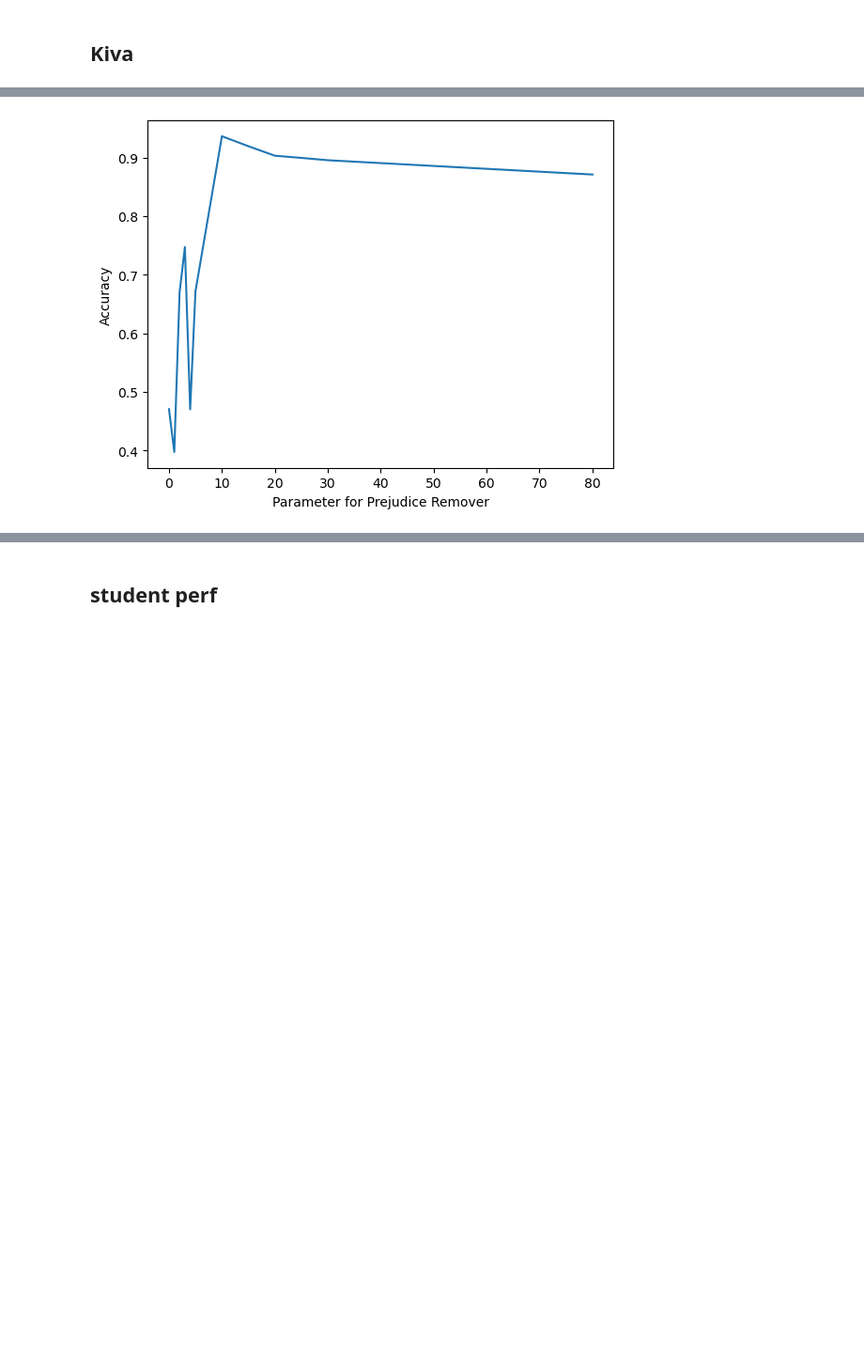
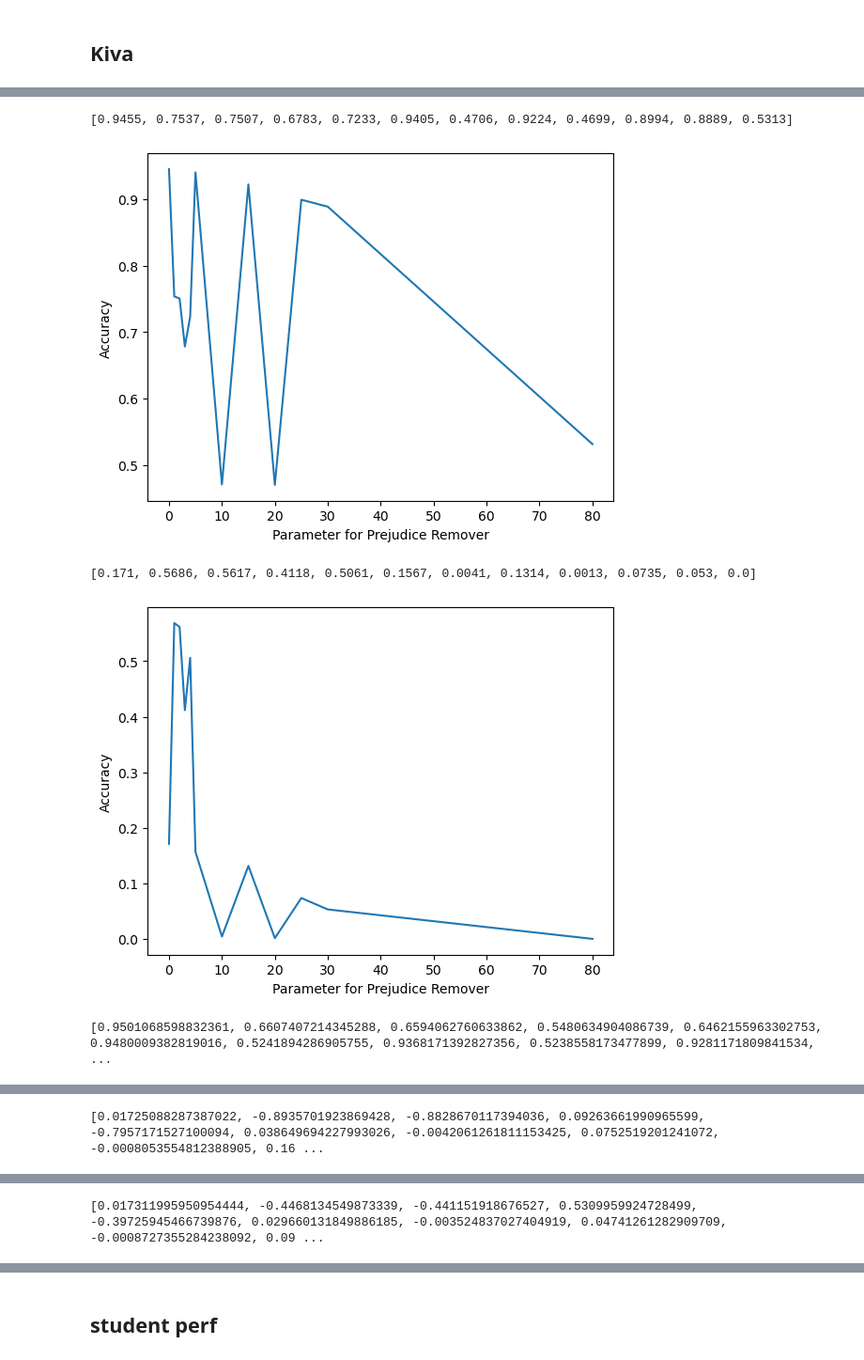
Before and after one commit to jojimmy1/BiasMitigation, a Jupyter notebook: In_processing_draft.ipynb, the cells around one changed output, grey strips where cells are left out. Shown: that part at 94% size. Cells and saved outputs as stored; diff of their text form; code cells hidden in the pictures; blank space fills up the shorter version.

Commit message:
added comparison graph code

```diff
--- a/In_processing_draft.ipynb
+++ b/In_processing_draft.ipynb
@@ -21,7 +21,7 @@ def split_data(X, y):
     if y.shape[0] == 2:
         return train_test_split(X, y, test_size=0.50, random_state=42)
     else :
-        return train_test_split(X, y, test_size=0.30, random_state=42)
+        return train_test_split(X, y, test_size=0.20, random_state=42)
 def threshold(df, col):
     med = df[col].median()
     df[col] = df[col].apply(lambda x: '1' if int(x) > med else '0') #if high loan amount label is 1
@@ -320,9 +361,10 @@ class PRLR():  # Class definition for a linear model focused on parity regulariz
 
         # Calculate accuracy and Calder-Verwer discrimination score.
         accu = accuracy(model_f, model_m, X_train_female, y_train_female, X_train_male, y_train_male)  # Get accuracy.
+        acc, deo, dao, f_deo, f_dao = metrics(model_f, model_m, X_train_female, X_train_male, y_train_female, y_train_male)
         cvs = CVS(model_f, model_m, X_train_female, X_train_male)  # Get Calder-Verwer score.
 
-        return accu, cvs  # Return accuracy and Calder-Verwer score.
+        return accu, cvs , acc, deo, dao, f_deo, f_dao # Return accuracy and Calder-Verwer score.
 # %% [markdown]
 ## 5.change eta and observe the change of accuracy and CV-score
 # %%
@@ -416,5 +462,5 @@ student_perf_label
 ## Kiva
 # %%
 eta_value = [0.0,1.0,2.0,3.0,4.0,5.0,10.0,15.0,20.0,25.0,30.0,80.0]
-PR = PRLR(eta = 0.0, epochs = 3000, lr = 0.01, flag=0)
-accv = t.tensor(PR.fit(X_train_female_kiva,y_train_female_kiva,X_train_male_kiva,y_train_male_kiva)).reshape(2,1)
+PR = PRLR(eta = 2.0, epochs = 3000, lr = 0.01, flag=0)
+accv = t.tensor(PR.fit(X_train_female_kiva,y_train_female_kiva,X_train_male_kiva,y_train_male_kiva)).reshape(7,1)
@@ -421,9 +477,19 @@ accv = t.tensor(PR.fit(X_train_female_kiva,y_train_female_kiva,X_train_male_kiva
 # %%
 eta_accu = []
 eta_cvs = []
+eta_acc = []
+eta_deo = []
+eta_dao = []
+eta_fdeo = []
+eta_fdao = []
 eta_value = [0.0,1.0,2.0,3.0,4.0,5.0,10.0,15.0,20.0,25.0,30.0,80.0]
 for e in range(0,len(eta_value)):
   PR = PRLR(eta = eta_value[e], epochs = 3000, lr = 0.01, flag = 0)
-  accv2 = t.tensor(PR.fit(X_train_female_kiva,y_train_female_kiva,X_train_male_kiva,y_train_male_kiva)).reshape(2,1)
+  accv2 = t.tensor(PR.fit(X_train_female_kiva,y_train_female_kiva,X_train_male_kiva,y_train_male_kiva)).reshape(7,1)
   eta_accu.append(accv2[0].item())
   eta_cvs.append(accv2[1].item())
+  eta_acc.append(accv2[2].item())
+  eta_deo.append(accv2[3].item())
+  eta_dao.append(accv2[4].item())
+  eta_fdeo.append(accv2[5].item())
+  eta_fdao.append(accv2[6].item())
@@ -462,7 +526,21 @@ eta_cvs
 # %%
-plt.plot(eta_value,eta_accu)
-plt.xlabel('Parameter for Prejudice Remover')
-plt.ylabel('Accuracy')
-plt.show()
+y_val = [eta_accu,
+eta_cvs,
+eta_acc,
+eta_deo,
+eta_dao,
+eta_fdeo,
+eta_fdao]
+
+for y in y_val:
+    print(y)
+    plt.plot(eta_value,y)
+    plt.xlabel('Parameter for Prejudice Remover')
+    plt.ylabel(y)
+    plt.show()
 # %% [output]
+[0.9455, 0.7537, 0.7507, 0.6783, 0.7233, 0.9405, 0.4706, 0.9224, 0.4699, 0.8994, 0.8889, 0.5313]
-[figure, old version]
+[figure, new version]
+[0.171, 0.5686, 0.5617, 0.4118, 0.5061, 0.1567, 0.0041, 0.1314, 0.0013, 0.0735, 0.053, 0.0]
+[figure, added]
+[0.9501068598832361, 0.6607407214345288, 0.6594062760633862, 0.5480634904086739, 0.6462155963302753, 0.9480009382819016, 0.5241894286905755, 0.9368171392827356, 0.5238558173477899, 0.9281171809841534, ...
@@ -468,0 +548 @@ plt.show()
+[0.01725088287387022, -0.8935701923869428, -0.8828670117394036, 0.09263661990965599, -0.7957171527100094, 0.038649694227993026, -0.0042061261811153425, 0.0752519201241072, -0.0008053554812388905, 0.16 ...
@@ -468,0 +550 @@ plt.show()
+[0.017311995950954444, -0.4468134549873339, -0.441151918676527, 0.5309959924728499, -0.39725945466739876, 0.029660131849886185, -0.003524837027404919, 0.04741261282909709, -0.0008727355284238092, 0.09 ...
```
Also changed, not shown: parts of 49 cells of this notebook, 1 other file.
